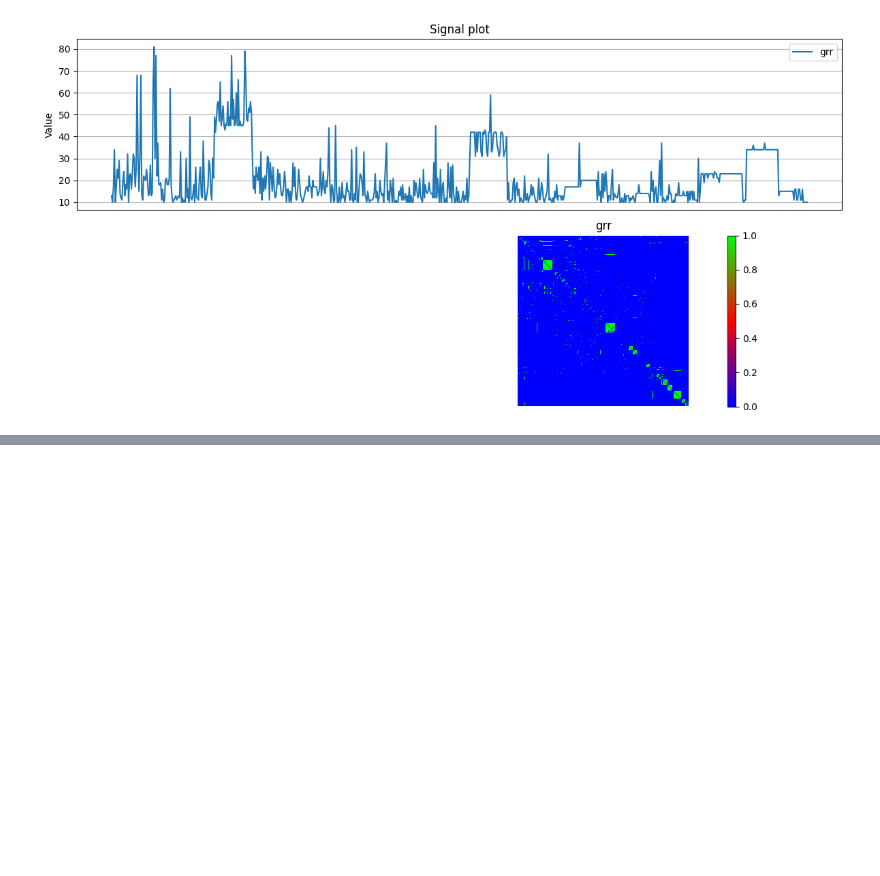
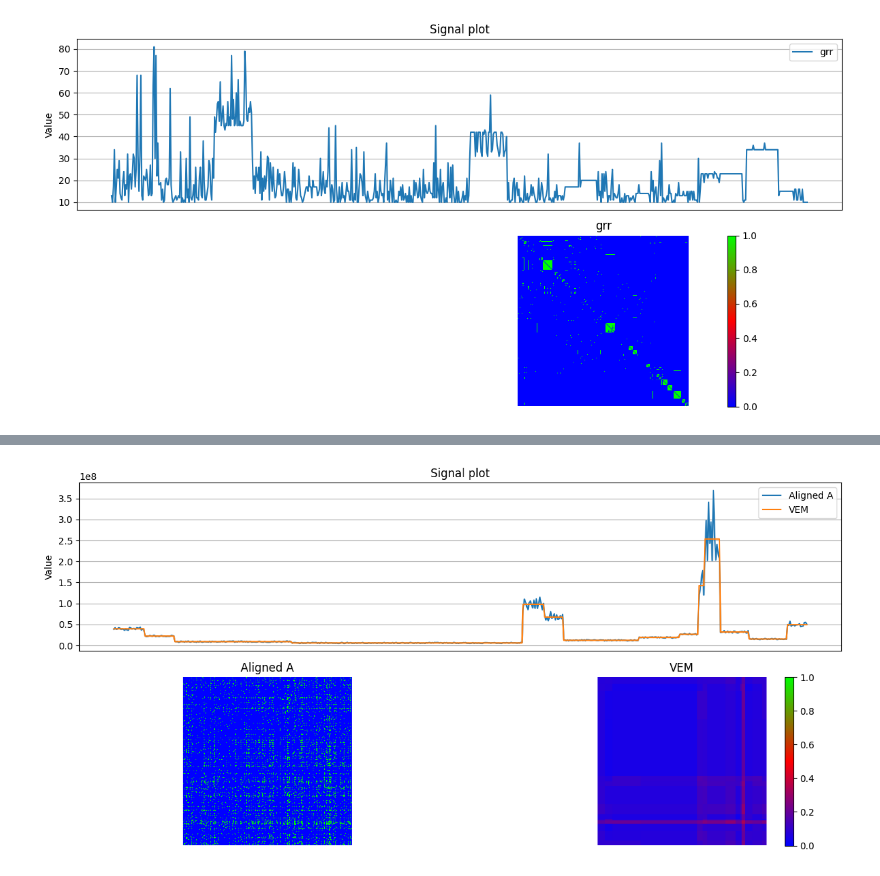
Before and after one commit to Salah4848/PDB, a Jupyter notebook: noteb.ipynb, the cells around one changed output, grey strips where cells are left out. Saved outputs shown, nothing was run; the diff lists cells and outputs as text; code cells hidden in the pictures; blank space fills up the shorter version.

```diff
--- a/noteb.ipynb
+++ b/noteb.ipynb
@@ -72,0 +172,14 @@ plot_arrays([("Aligned A",perm_node_features,perm_adj_matrice),(nameF,perm_muF,p
+# %%
+theta2, mu2, name2,perm2 = VEMbasedV(adjacency_matrix,node_features_vector,15,cluster=True,giveperm=True)
+# %%
+theta2perm = theta2[perm2,:]
+theta2perm = theta2perm[:,perm2]
+mu2perm = mu2[perm2]
+
+adjperm2 = adjacency_matrix[perm2,:]
+adjperm2 = adjperm2[:,perm2]
+nfeatperm2 = node_features_vector[perm2]
+
+plot_arrays([("Aligned A", nfeatperm2,adjperm2),("VEM",mu2perm,theta2perm)])
+# %% [output]
+[figure, added]
```
Also changed, not shown: parts of 14 cells of this notebook, 6 other files.
